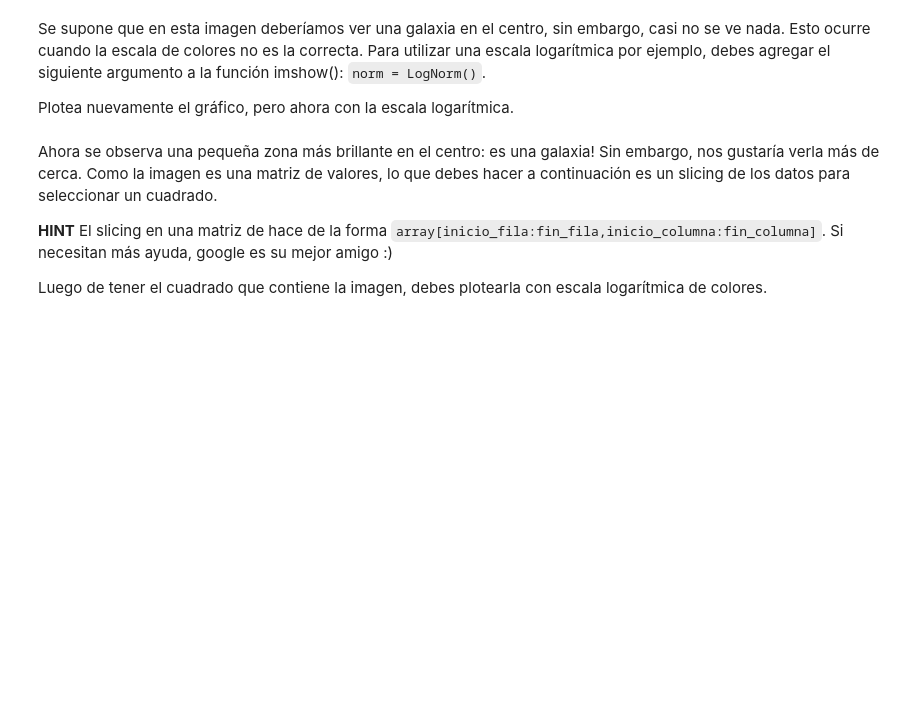
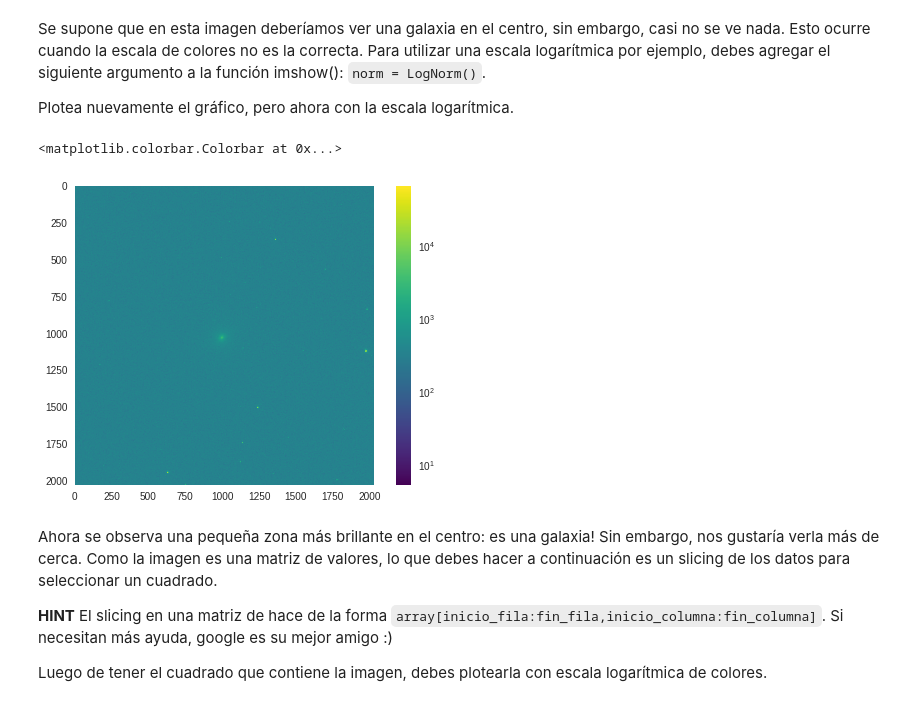
Before and after one commit to DiegoRomanCortes/minitarea3, a Jupyter notebook: minitarea3.ipynb, the cells around one changed output. Saved outputs shown, nothing was run; the diff lists cells and outputs as text; code cells hidden in the pictures; blank space fills up the shorter version.

Commit message:
Grid quitado

```diff
--- a/minitarea3.ipynb
+++ b/minitarea3.ipynb
@@ -119,3 +131,11 @@ Plotea nuevamente el gráfico, pero ahora con la escala logarítmica.
+# %%
+# Plot acá
+plt.imshow(image_data, norm = LogNorm(), cmap = 'viridis')
+plt.grid(b=None)
+plt.colorbar()
+# %% [output]
+<matplotlib.colorbar.Colorbar at 0x...>
+[figure, added]
 # %% [markdown]
 Ahora se observa una pequeña zona más brillante en el centro: es una galaxia! Sin embargo, nos gustaría verla más de cerca. Como la imagen es una matriz de valores, lo que debes hacer a continuación es un slicing de los datos para seleccionar un cuadrado.
 
```
Also changed, not shown: parts of 9 cells of this notebook.
